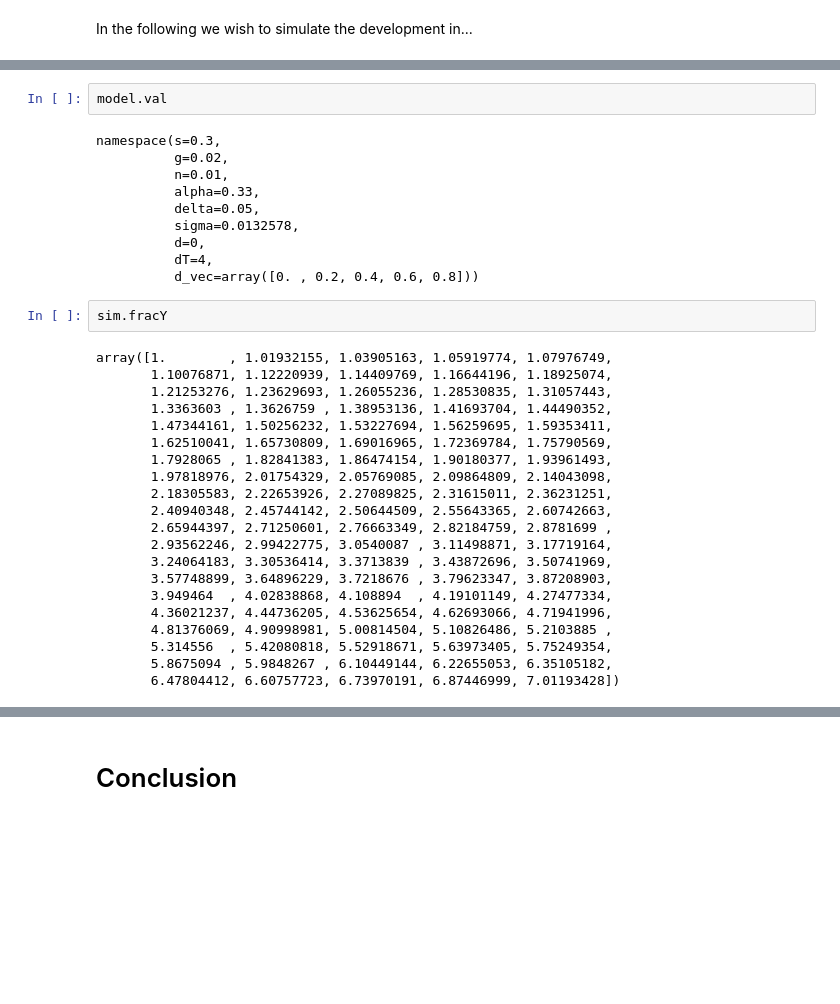
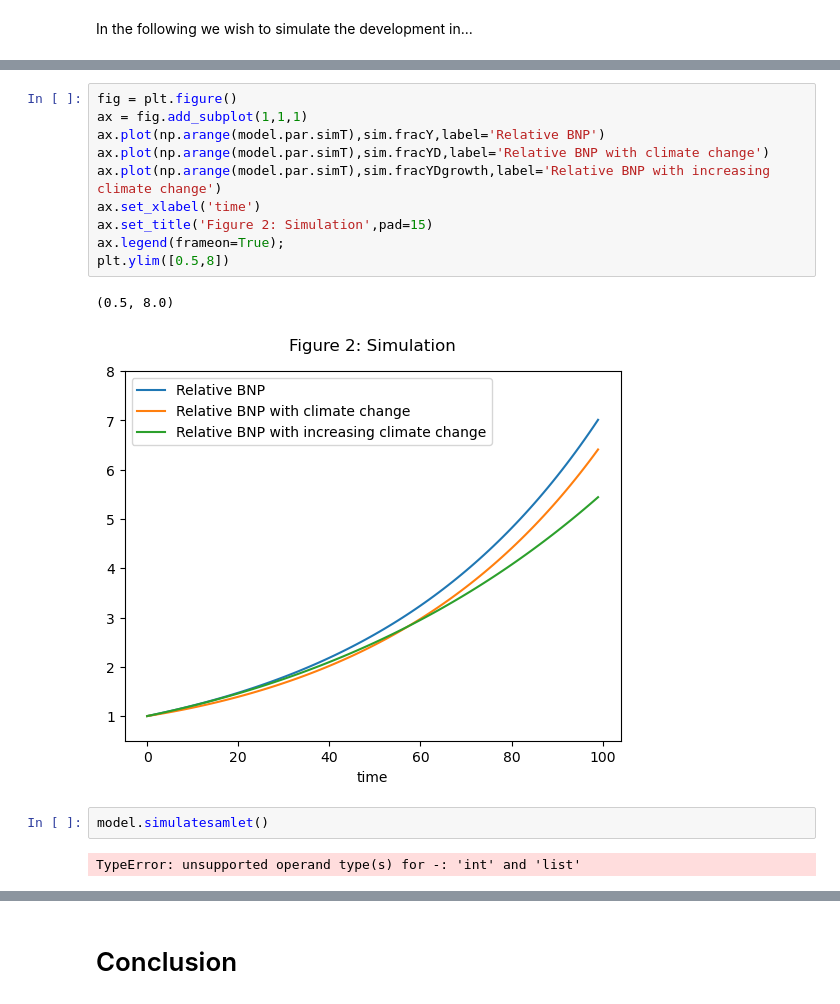
Before and after one commit to NumEconCopenhagen/projects-2023-ida-simone-elin, a Jupyter notebook: modelproject/modelproject.ipynb, the cells around one changed output, grey strips where cells are left out. Cells and saved outputs as stored; diff of their text form; blank space fills up the shorter version.

Commit message:
simulation kører

```diff
--- a/modelproject/modelproject.ipynb
+++ b/modelproject/modelproject.ipynb
@@ -155,38 +141,20 @@ model.simulate()
 # %% [output]
 initializing the model:
 calling .setup()
+# %%
+fig = plt.figure()
+ax = fig.add_subplot(1,1,1)
+ax.plot(np.arange(model.par.simT),sim.fracY,label='Relative BNP')
+ax.plot(np.arange(model.par.simT),sim.fracYD,label='Relative BNP with climate change')
+ax.plot(np.arange(model.par.simT),sim.fracYDgrowth,label='Relative BNP with increasing climate change')
+ax.set_xlabel('time')
+ax.set_title('Figure 2: Simulation',pad=15)
+ax.legend(frameon=True);
+plt.ylim([0.5,8])
+# %% [output]
+(0.5, 8.0)
+[figure, added]
 # %%
-model.val
+model.simulatesamlet()
 # %% [output]
-namespace(s=0.3,
-          g=0.02,
-          n=0.01,
-          alpha=0.33,
-          delta=0.05,
-          sigma=0.0132578,
-          d=0,
-          dT=4,
-          d_vec=array([0. , 0.2, 0.4, 0.6, 0.8]))
+TypeError: unsupported operand type(s) for -: 'int' and 'list'
-# %%
-sim.fracY
-# %% [output]
-array([1.        , 1.01932155, 1.03905163, 1.05919774, 1.07976749,
-       1.10076871, 1.12220939, 1.14409769, 1.16644196, 1.18925074,
-       1.21253276, 1.23629693, 1.26055236, 1.28530835, 1.31057443,
-       1.3363603 , 1.3626759 , 1.38953136, 1.41693704, 1.44490352,
-       1.47344161, 1.50256232, 1.53227694, 1.56259695, 1.59353411,
-       1.62510041, 1.65730809, 1.69016965, 1.72369784, 1.75790569,
-       1.7928065 , 1.82841383, 1.86474154, 1.90180377, 1.93961493,
-       1.97818976, 2.01754329, 2.05769085, 2.09864809, 2.14043098,
-       2.18305583, 2.22653926, 2.27089825, 2.31615011, 2.36231251,
-       2.40940348, 2.45744142, 2.50644509, 2.55643365, 2.60742663,
-       2.65944397, 2.71250601, 2.76663349, 2.82184759, 2.8781699 ,
-       2.93562246, 2.99422775, 3.0540087 , 3.11498871, 3.17719164,
-       3.24064183, 3.30536414, 3.3713839 , 3.43872696, 3.50741969,
-       3.57748899, 3.64896229, 3.7218676 , 3.79623347, 3.87208903,
-       3.949464  , 4.02838868, 4.108894  , 4.19101149, 4.27477334,
-       4.36021237, 4.44736205, 4.53625654, 4.62693066, 4.71941996,
-       4.81376069, 4.90998981, 5.00814504, 5.10826486, 5.2103885 ,
-       5.314556  , 5.42080818, 5.52918671, 5.63973405, 5.75249354,
-       5.8675094 , 5.9848267 , 6.10449144, 6.22655053, 6.35105182,
-       6.47804412, 6.60757723, 6.73970191, 6.87446999, 7.01193428])
```
Also changed, not shown: parts of 4 cells of this notebook, 1 other file.
